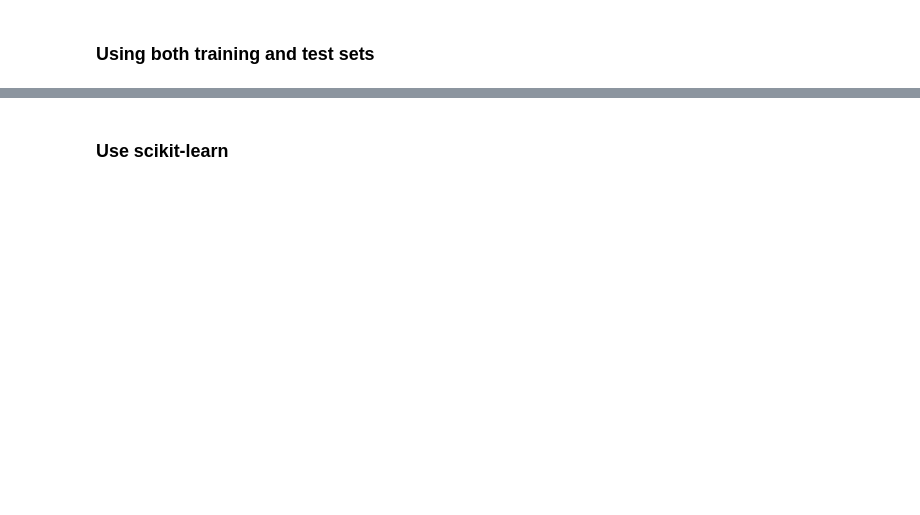
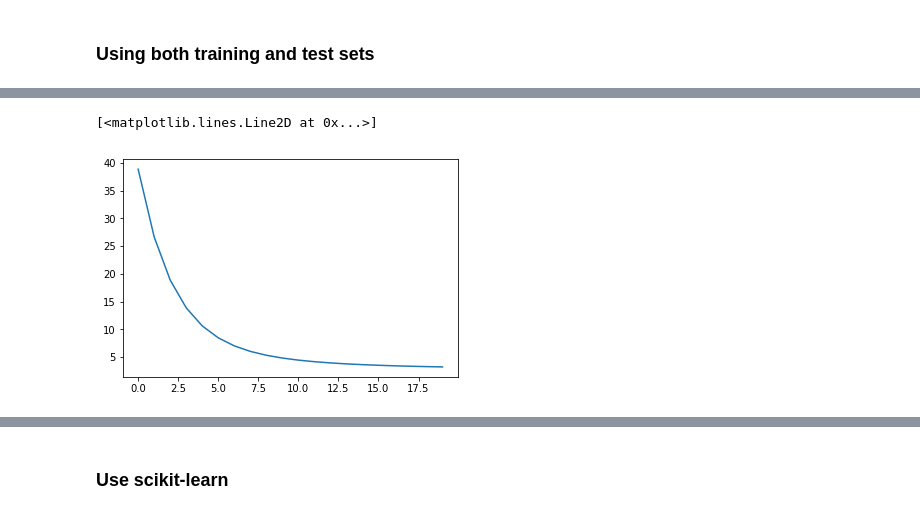
Before and after one commit to HeatherRB/MLLib, a Jupyter notebook: perceptron.ipynb, the cells around one changed output, grey strips where cells are left out. Cells and saved outputs as stored; diff of their text form; code cells hidden in the pictures; blank space fills up the shorter version.

```diff
--- a/perceptron.ipynb
+++ b/perceptron.ipynb
@@ -108,7 +141,10 @@ print("n errors in test: %i" % (perceptron_step.predict(test_set) - test_y != 0)
 # %%
 # train perceptron with the step activation function
-cost_per_iteration = perceptron_adaline.fit(training_set, training_y, 20, 0.01, "stochastic")
+cost_per_iteration = perceptron_adaline.fit(training_set, training_y, 20, 0.001)
 plt.plot(cost_per_iteration)
+# %% [output]
+[<matplotlib.lines.Line2D at 0x...>]
+[figure, added]
 # %%
 print("n errors in train: %i" % (perceptron_adaline.predict(training_set) - training_y != 0).sum())
 print("n errors in test: %i" % (perceptron_adaline.predict(test_set) - test_y != 0).sum())
```
Also changed, not shown: parts of 17 cells of this notebook, 2 other files.
